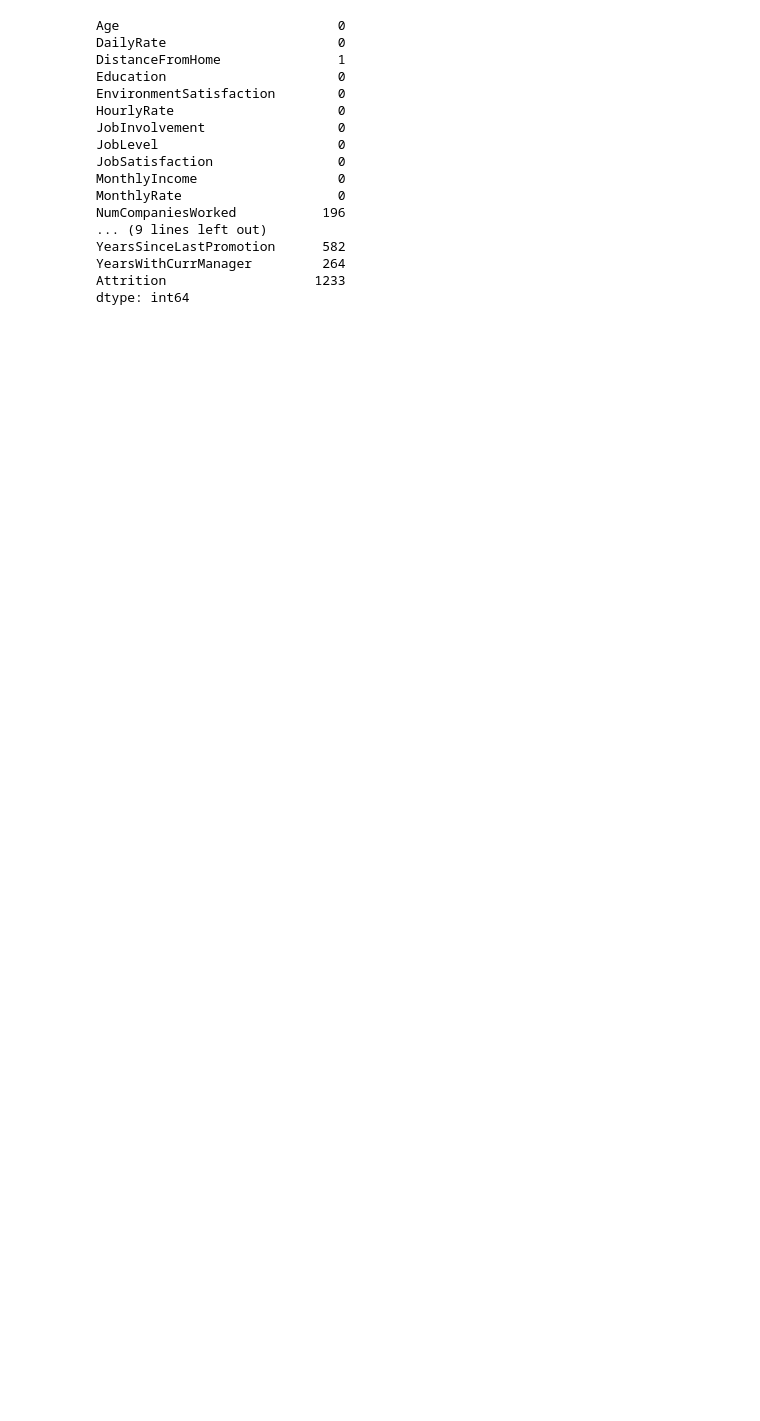
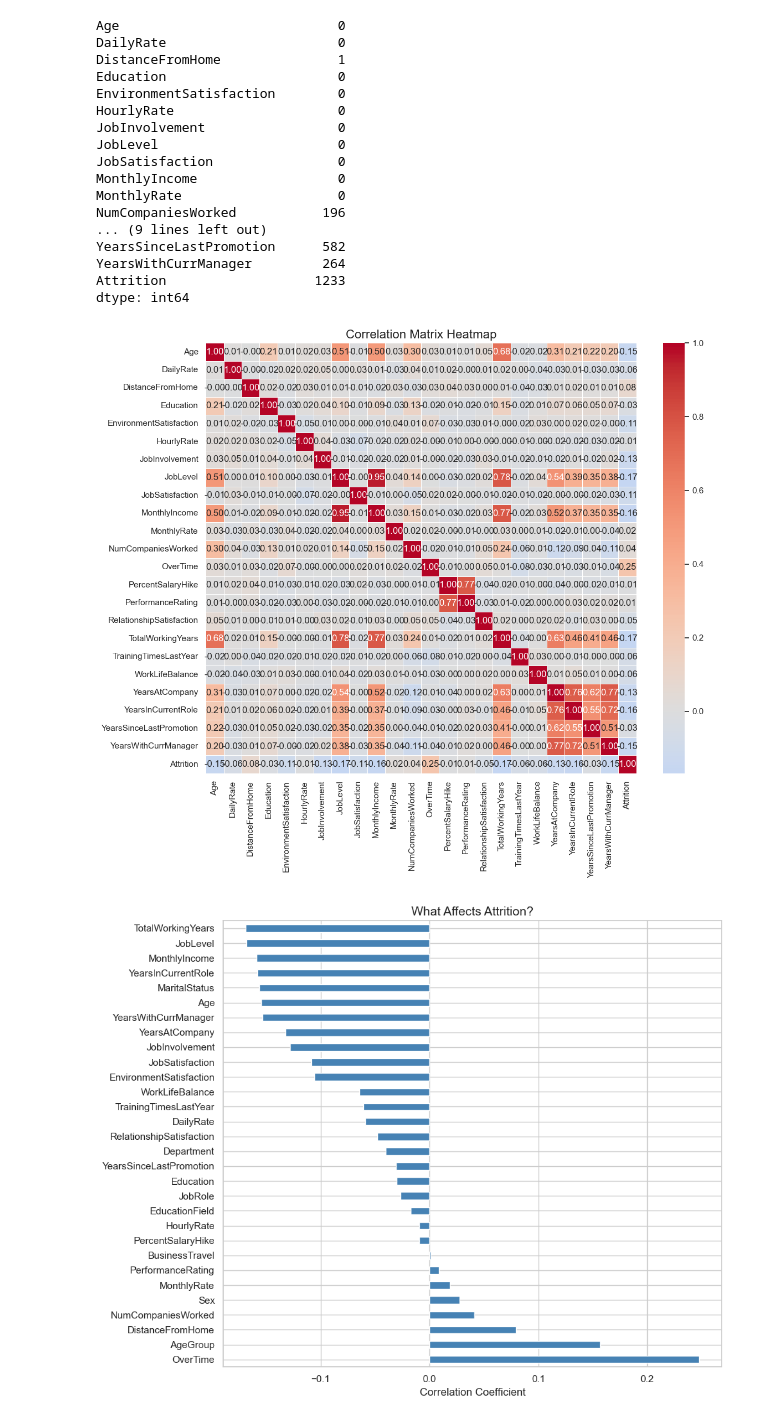
Before and after one commit to KiyotakaShinichi/Attrition, a Jupyter notebook: rawData-EDA.ipynb, the cells around one changed output. Drawn from its saved outputs; the diff is of its cells as text; code cells hidden in the pictures; blank space fills up the shorter version.

Commit message:
heatmap, correlation, & new df for removing negative values in DistancefromHome

```diff
--- a/rawData-EDA.ipynb
+++ b/rawData-EDA.ipynb
@@ -196,3 +196,33 @@ YearsSinceLastPromotion      582
 YearsWithCurrManager         264
 Attrition                   1233
 dtype: int64
+# %%
+# Quick heatmap
+numeric_df = df.select_dtypes(include=[np.number])
+correlation_matrix = numeric_df.corr()
+
+plt.figure(figsize=(12, 10))
+sns.heatmap(correlation_matrix, annot=True, cmap='coolwarm', center=0,
+            fmt='.2f', linewidths=0.5, square=True)
+plt.title('Correlation Matrix Heatmap', fontsize=16)
+plt.tight_layout()
+plt.show()
+
+# See what correlates with your target (if applicable)
+# For employee attrition, you want to know what causes it
+df_encoded = df.copy()
+for col in df_encoded.select_dtypes(include=['object']).columns:
+    df_encoded[col] = pd.factorize(df_encoded[col])[0]
+
+target = 'Attrition'  # or whatever your target is
+correlations = df_encoded.corr()[target].sort_values(ascending=False)
+
+plt.figure(figsize=(10, 8))
+correlations.drop(target).plot(kind='barh', color='steelblue')
+plt.title(f'What Affects {target}?', fontsize=14)
+plt.xlabel('Correlation Coefficient')
+plt.tight_layout()
+plt.show()
+# %% [output]
+[figure, added]
+[figure, added]
```
Also changed, not shown: parts of 5 cells of this notebook.
